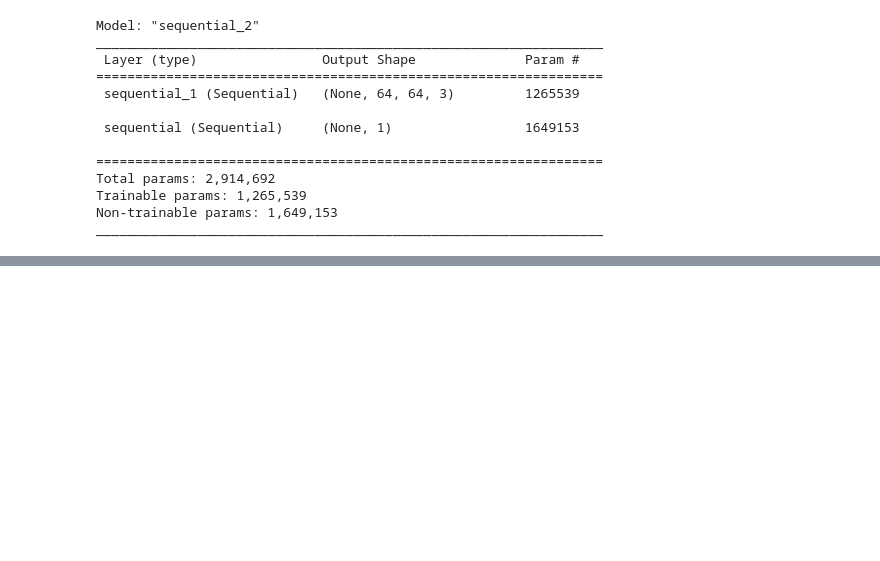
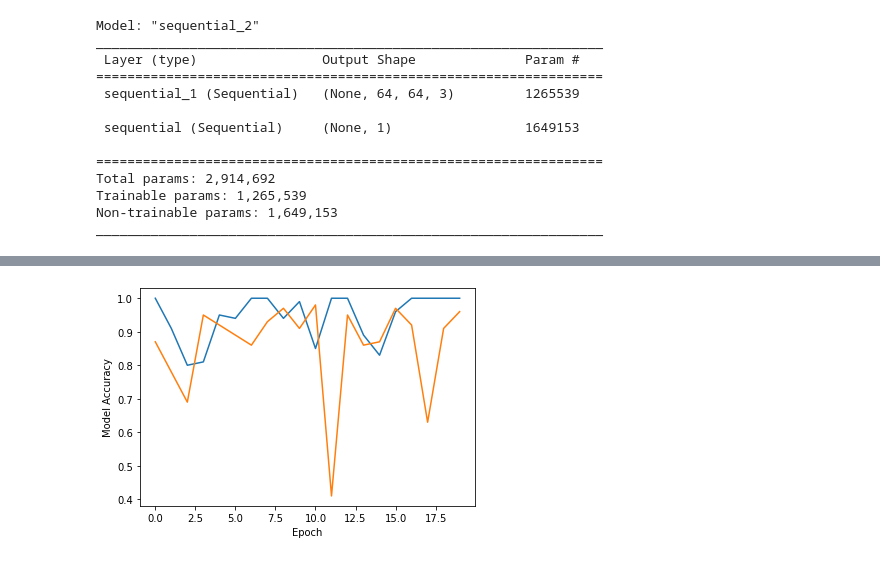
Before and after one commit to mbryant2025/plane_gan, a Jupyter notebook: gan.ipynb, the cells around one changed output, grey strips where cells are left out. Cells and saved outputs as stored; diff of their text form; code cells hidden in the pictures; blank space fills up the shorter version.

```diff
--- a/gan.ipynb
+++ b/gan.ipynb
@@ -314,0 +338,11 @@ KeyboardInterrupt:
+# %%
+#Generator and Discriminator Accuracy
+plt.plot(g_acc, label='Generator Accuracy')
+plt.plot(d_acc, label='Discriminator Accuracy')
+
+plt.xlabel("Epoch")
+plt.ylabel("Model Accuracy")
+
+plt.show()
+# %% [output]
+[figure, added]
```
Also changed, not shown: parts of 8 cells of this notebook.
